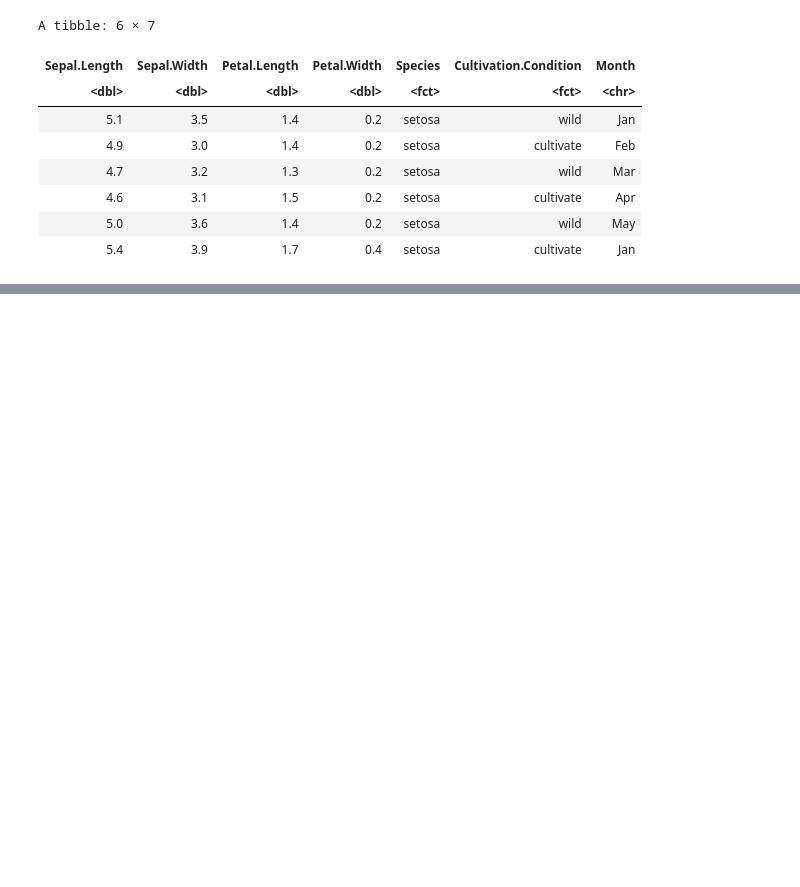
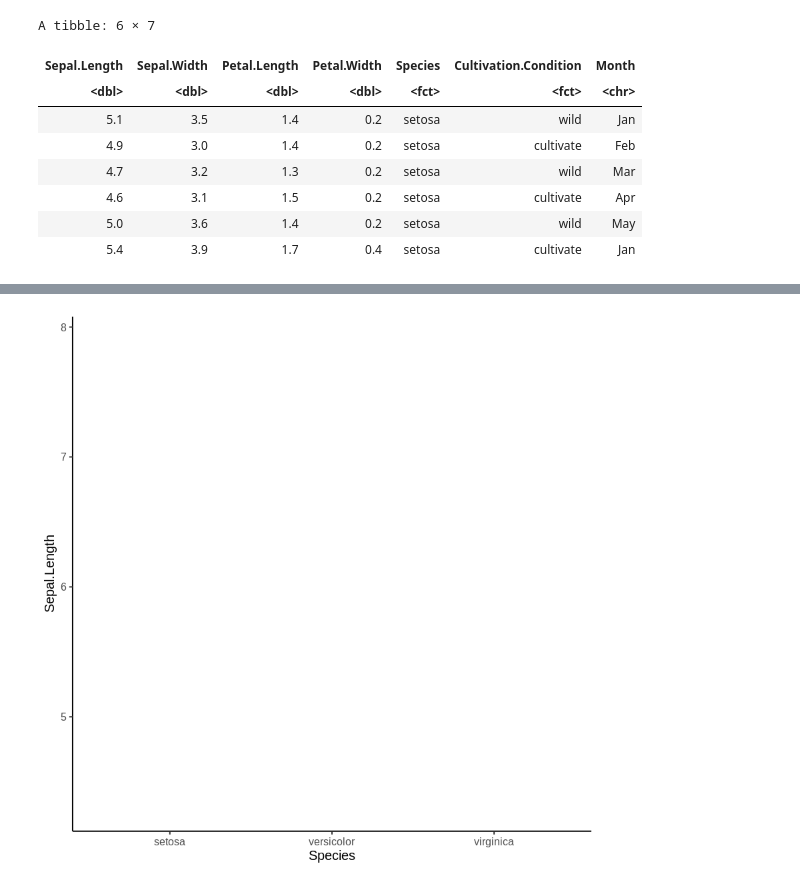
Before and after one commit to adash333/ggplot2-example, a Jupyter notebook: 191015_ggplot2_001.ipynb, the cells around one changed output, grey strips where cells are left out. Drawn from its saved outputs; the diff is of its cells as text; code cells hidden in the pictures; blank space fills up the shorter version.

```diff
--- a/191015_ggplot2_001.ipynb
+++ b/191015_ggplot2_001.ipynb
@@ -95,0 +96,11 @@ A tibble: 6 × 7
+# %%
+# 棒グラフ
+# theme_classic
+
+# グラフフォントサイズ12ptを初期設定する
+# キャンバスを用意してgに格納
+g <- ggplot(irisOrdered, aes(x=Species, y=Sepal.Length)) +
+  theme_set(theme_classic(base_size=12))
+g
+# %% [output]
+[figure, added]
```
Also changed, not shown: parts of 5 cells of this notebook.
